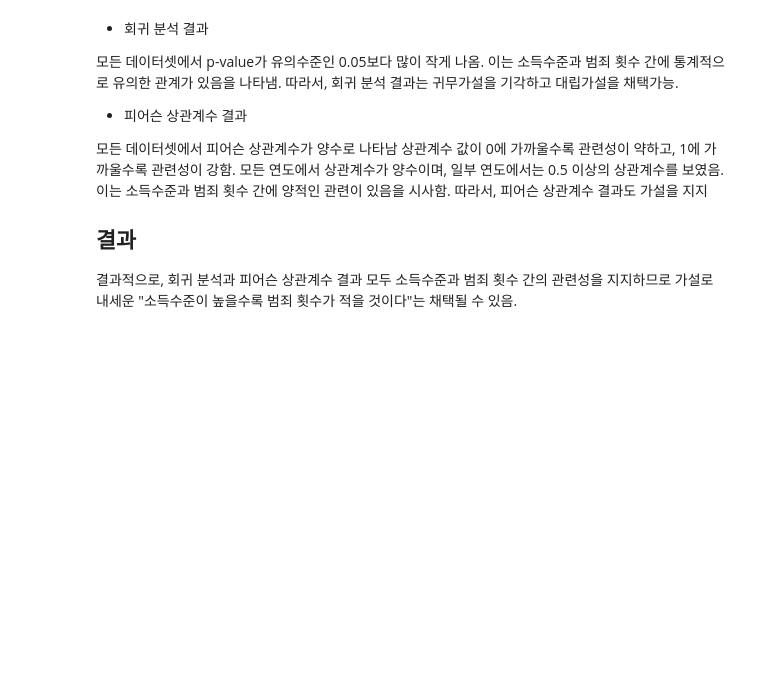
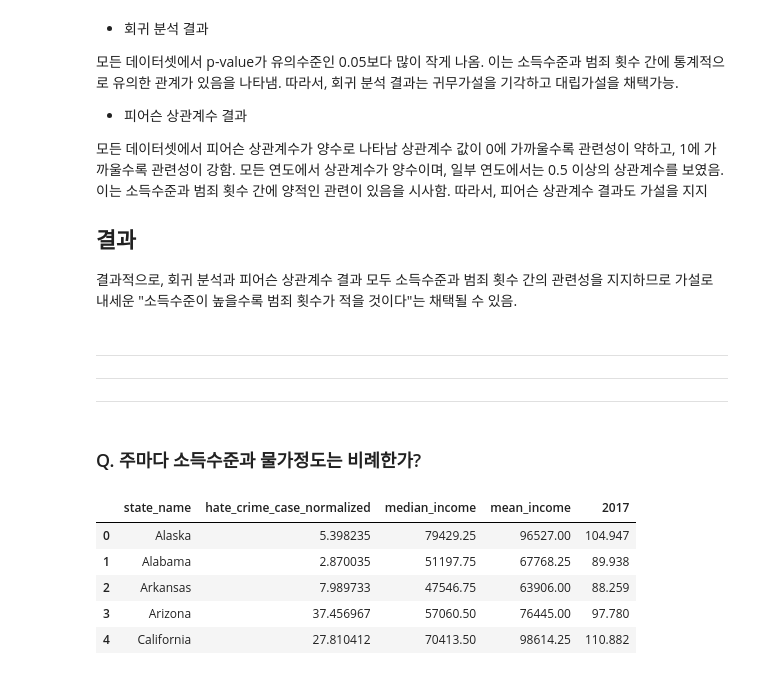
Before and after one commit to sjw8793/DS2023-HateCrimeAnalysis, a Jupyter notebook: Hypothesis_test(1).ipynb, the cells around one changed output. Cells and saved outputs as stored; diff of their text form; code cells hidden in the pictures; blank space fills up the shorter version.

```diff
--- a/Hypothesis_test(1).ipynb
+++ b/Hypothesis_test(1).ipynb
@@ -485,3 +576,40 @@ Year: 2021, Pearson Correlation Coefficient: 0.3288552548021082
 
 ## 결과
 결과적으로, 회귀 분석과 피어슨 상관계수 결과 모두 소득수준과 범죄 횟수 간의 관련성을 지지하므로 가설로 내세운 "소득수준이 높을수록 범죄 횟수가 적을 것이다"는 채택될 수 있음.
+# %% [markdown]
+
+
+---
+
+
+
+---
+
+
+
+---
+# %% [markdown]
+### Q. 주마다 소득수준과 물가정도는 비례한가?
+# %%
+rpp = pd.read_excel('RPP.xlsx')
+
+rpp_2017 = rpp[['state_name', 2017]]
+rpp_2018 = rpp[['state_name', 2018]]
+rpp_2019 = rpp[['state_name', 2019]]
+rpp_2020 = rpp[['state_name', 2020]]
+rpp_2021 = rpp[['state_name', 2021]]
+# %%
+df_2017 = pd.merge(df1_2017 , rpp_2017, on='state_name')
+df_2018 = pd.merge(df1_2018, rpp_2018, on='state_name')
+df_2019 = pd.merge(df1_2019, rpp_2019, on='state_name')
+df_2020 = pd.merge(df1_2020, rpp_2020, on='state_name')
+df_2021 = pd.merge(df1_2021, rpp_2021, on='state_name')
+# %%
+df_2017.head()
+# %% [output]
+|  | state_name | hate_crime_case_normalized | median_income | mean_income | 2017 |
+| 0 | Alaska | 5.398235 | 79429.25 | 96527.00 | 104.947 |
+| 1 | Alabama | 2.870035 | 51197.75 | 67768.25 | 89.938 |
+| 2 | Arkansas | 7.989733 | 47546.75 | 63906.00 | 88.259 |
+| 3 | Arizona | 37.456967 | 57060.50 | 76445.00 | 97.780 |
+| 4 | California | 27.810412 | 70413.50 | 98614.25 | 110.882 |
```
Also changed, not shown: parts of 8 cells of this notebook.
